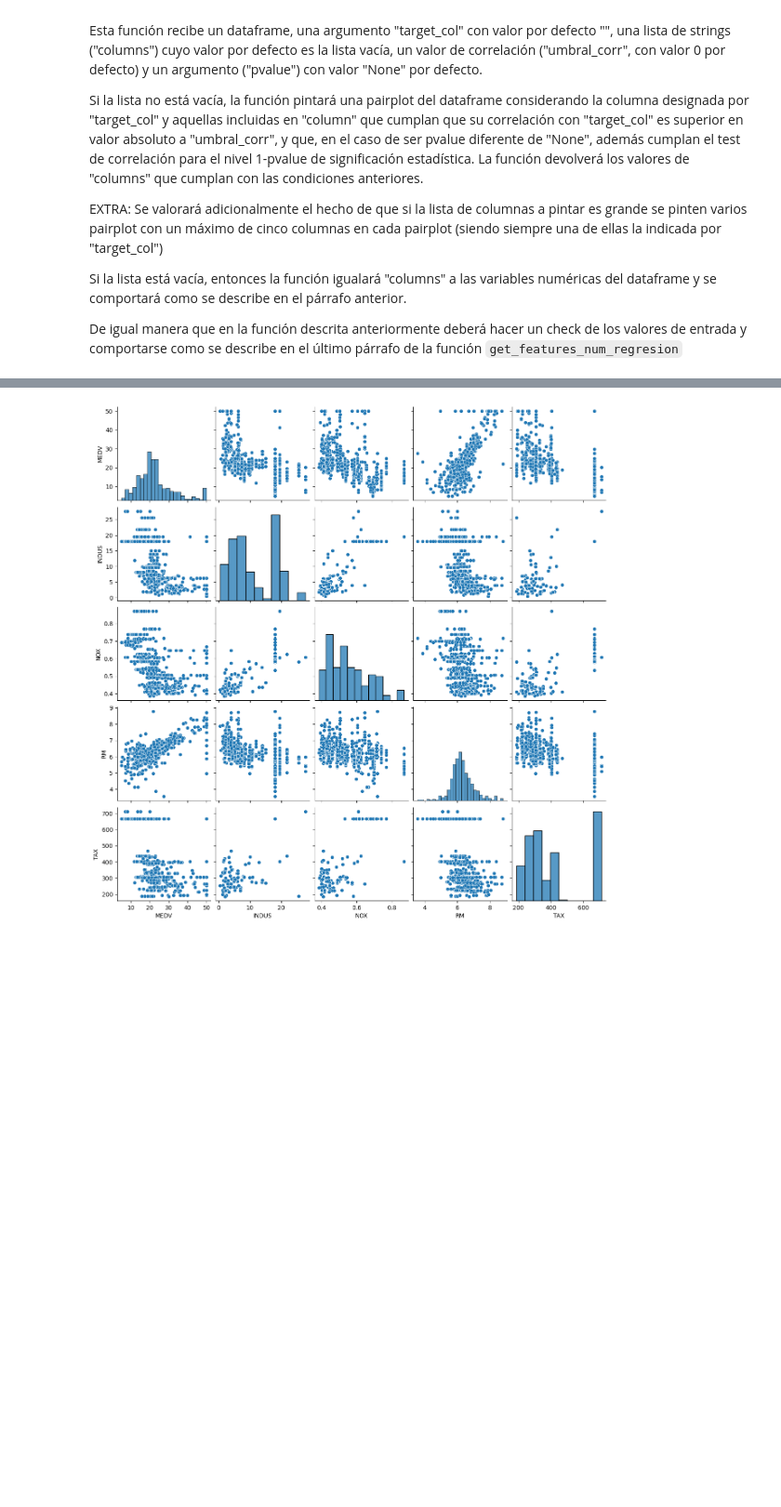
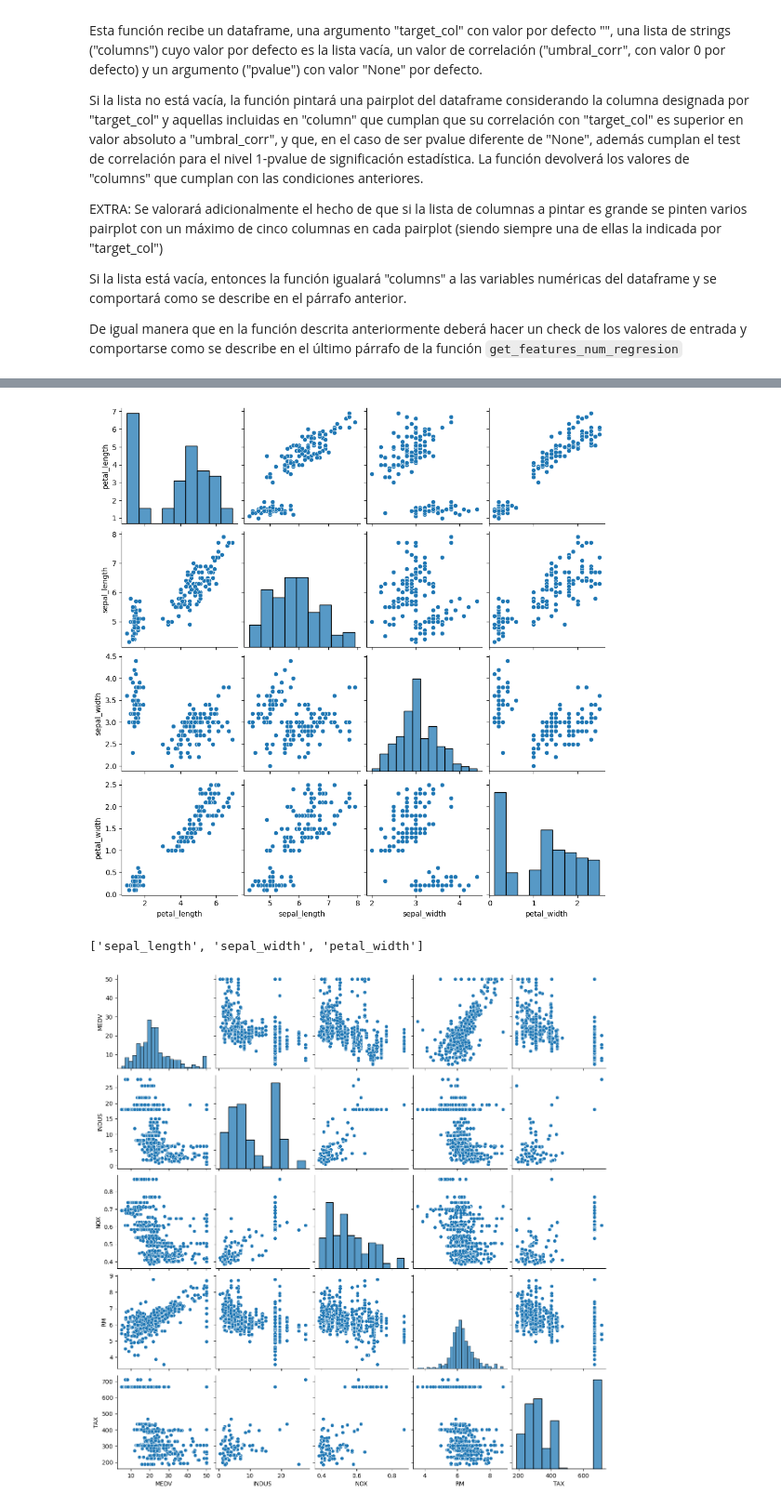
Before and after one commit to marosor/ML_Toolbox, a Jupyter notebook: funciones_3y4_fran.ipynb, the cells around one changed output, grey strips where cells are left out. Shown at 93% size. Saved outputs shown, nothing was run; the diff lists cells and outputs as text; code cells hidden in the pictures; blank space fills up the shorter version.

```diff
--- a/funciones_3y4_fran.ipynb
+++ b/funciones_3y4_fran.ipynb
@@ -202,3 +233,8 @@ def plot_features_num_regression(df, target_col = "", columns = [], umbral_corr
+# %%
+plot_features_num_regression(iris, "petal_length", umbral_corr = 0.4)
+# %% [output]
+[figure, added]
+['sepal_length', 'sepal_width', 'petal_width']
 # %%
 plot_features_num_regression(boston, "MEDV", umbral_corr = 0.4)
 # %% [output]
```
Also changed, not shown: parts of 8 cells of this notebook, 3 other files.
